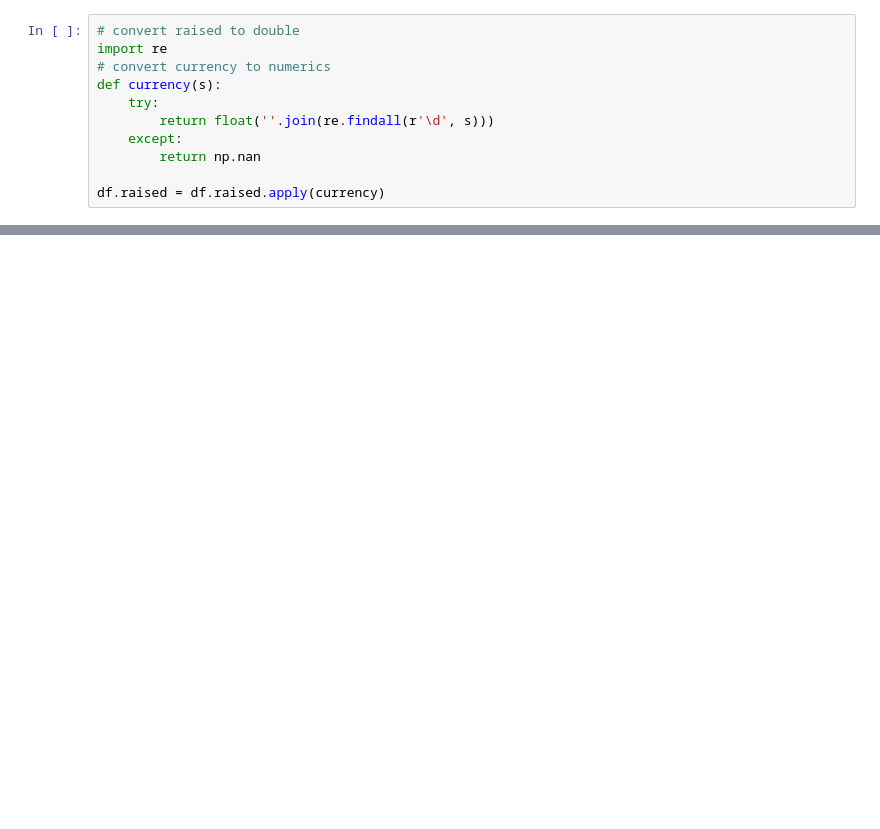
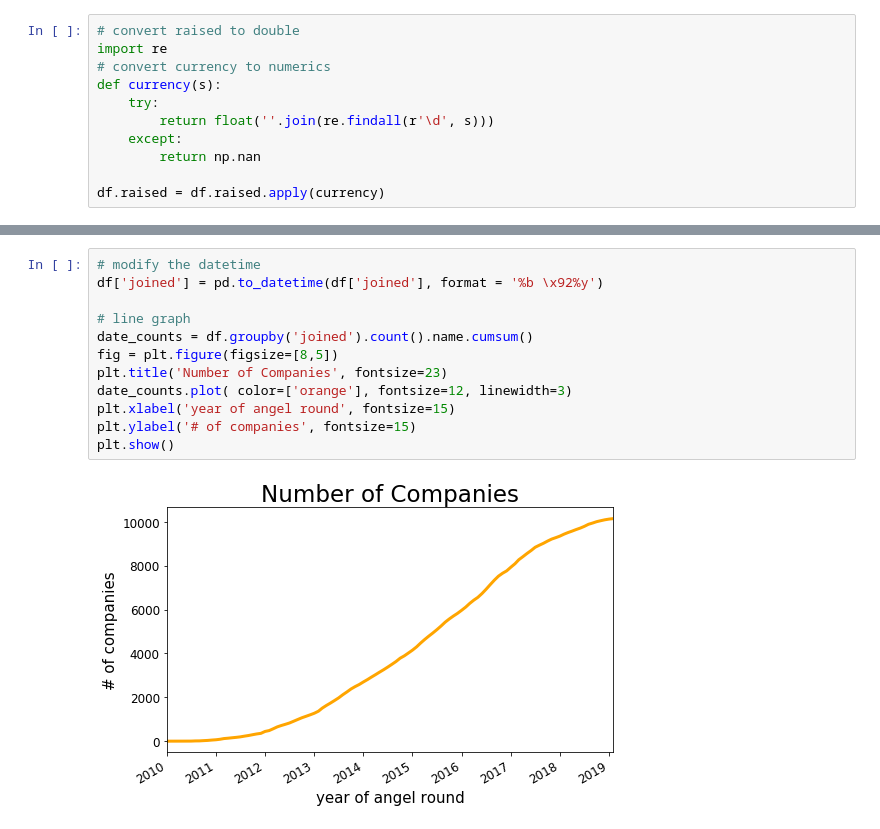
Before and after one commit to kailingding/AI-startups-analysis, a Jupyter notebook: src/analysis.ipynb, the cells around one changed output, grey strips where cells are left out. Cells and saved outputs as stored; diff of their text form; blank space fills up the shorter version.

Commit message:
line graph

```diff
--- a/src/analysis.ipynb
+++ b/src/analysis.ipynb
@@ -59,3 +54,17 @@ plt.show()
 # %% [output]
 [figure]
 [figure]
+# %%
+# modify the datetime
+df['joined'] = pd.to_datetime(df['joined'], format = '%b \x92%y')
+
+# line graph
+date_counts = df.groupby('joined').count().name.cumsum()
+fig = plt.figure(figsize=[8,5])
+plt.title('Number of Companies', fontsize=23)
+date_counts.plot( color=['orange'], fontsize=12, linewidth=3)
+plt.xlabel('year of angel round', fontsize=15)
+plt.ylabel('# of companies', fontsize=15)
+plt.show()
+# %% [output]
+[figure, added]
```
Also changed, not shown: parts of 3 cells of this notebook, 1 other file.
